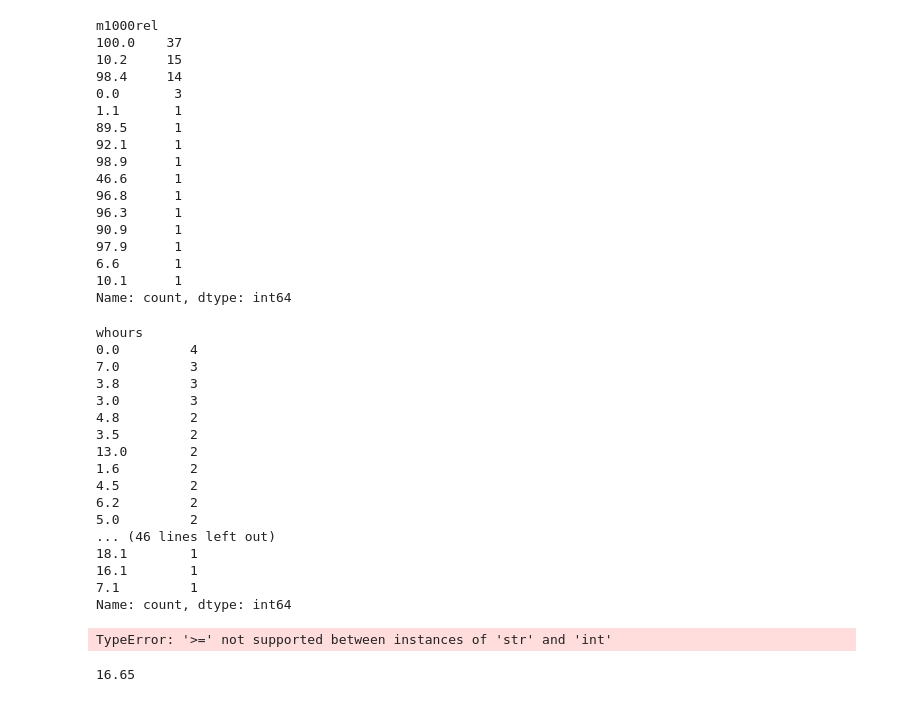
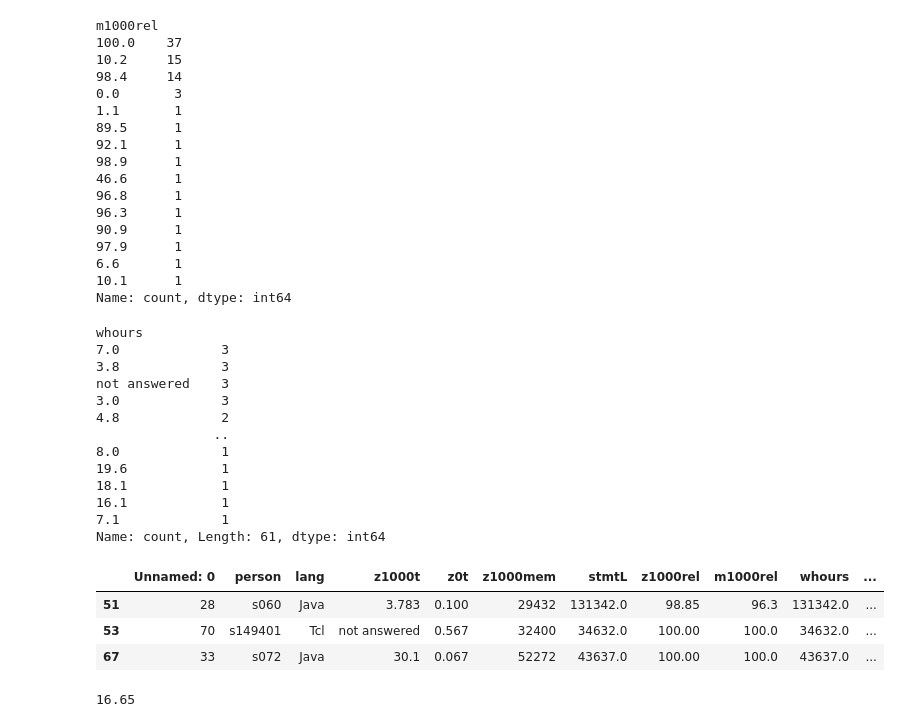
Before and after one commit to kevanoovitch/PA1457_RM_DataAnalysis, a Jupyter notebook: assignment3.ipynb, the cells around one changed output. Drawn from its saved outputs; the diff is of its cells as text; code cells hidden in the pictures.

```diff
--- a/assignment3.ipynb
+++ b/assignment3.ipynb
@@ -174,49 +167,55 @@ m1000rel
 10.1      1
 Name: count, dtype: int64
 # %%
-# whours
+# Convert to numeric, non-numeric and empty strings become NaN
+df['whours_numeric'] = pd.to_numeric(df['whours'], errors='coerce')
 
-df['whours'] = df['whours'].fillna(0)
+# Round numeric values
+df['whours_numeric'] = df['whours_numeric'].round(1)
 
-df['whours'] = pd.to_numeric(df['whours'], errors='coerce').fillna(0)
+# Fill missing values with 'not answered'
+df['whours'] = df['whours_numeric'].fillna("not answered").astype(str)
 
-#Round to 3 decmial for consistency
-df['whours'] = df['whours'].round(1)
+# Optional: drop helper column
+df = df.drop(columns=['whours_numeric'])
 
+# Check value counts
 df['whours'].value_counts(dropna=False)
 # %% [output]
 whours
-0.0         4
-7.0         3
-3.8         3
-3.0         3
-4.8         2
-3.5         2
-13.0        2
-1.6         2
-4.5         2
-6.2         2
-5.0         2
-... (46 lines left out)
-18.1        1
-16.1        1
-7.1         1
-Name: count, dtype: int64
+7.0             3
+3.8             3
+not answered    3
+3.0             3
+4.8             2
+               ..
+8.0             1
+19.6            1
+18.1            1
+16.1            1
+7.1             1
+Name: count, Length: 61, dtype: int64
 # %%
-# Remove the outliers as they are deemed as misstake values
+# Remove the outliers as they are deemed as mistake values
 
-#For each with exessive whours they have the same amount in stmL
-
-# Pick theese and list them
+#For each with excessive whours they have the same amount in stmL
+df['stmtL'] = pd.to_numeric(df['stmtL'], errors='coerce')
+df['whours'] = pd.to_numeric(df['whours'], errors='coerce')
+# Pick these and list them
 
 outliers = df[
     (df["stmtL"] == df["whours"]) &
     (df["stmtL"] >= 34632)
 ]
 
 outliers
 
-df["stmtL"].describe()
+#o = df[(df["stmtL"] == df["whours"]) & (df["stmtL"] >= 34632)].round(3)
+#df_clean = df.drop(o.index)
+#df_clean.describe()
 # %% [output]
-TypeError: '>=' not supported between instances of 'str' and 'int'
+|  | Unnamed: 0 | person | lang | z1000t | z0t | z1000mem | stmtL | z1000rel | m1000rel | whours | ... |
+| 51 | 28 | s060 | Java | 3.783 | 0.100 | 29432 | 131342.0 | 98.85 | 96.3 | 131342.0 | ... |
+| 53 | 70 | s149401 | Tcl | not answered | 0.567 | 32400 | 34632.0 | 100.00 | 100.0 | 34632.0 | ... |
+| 67 | 33 | s072 | Java | 30.1 | 0.067 | 52272 | 43637.0 | 100.00 | 100.0 | 43637.0 | ... |
 # %%
```
Also changed, not shown: parts of 15 cells of this notebook.
